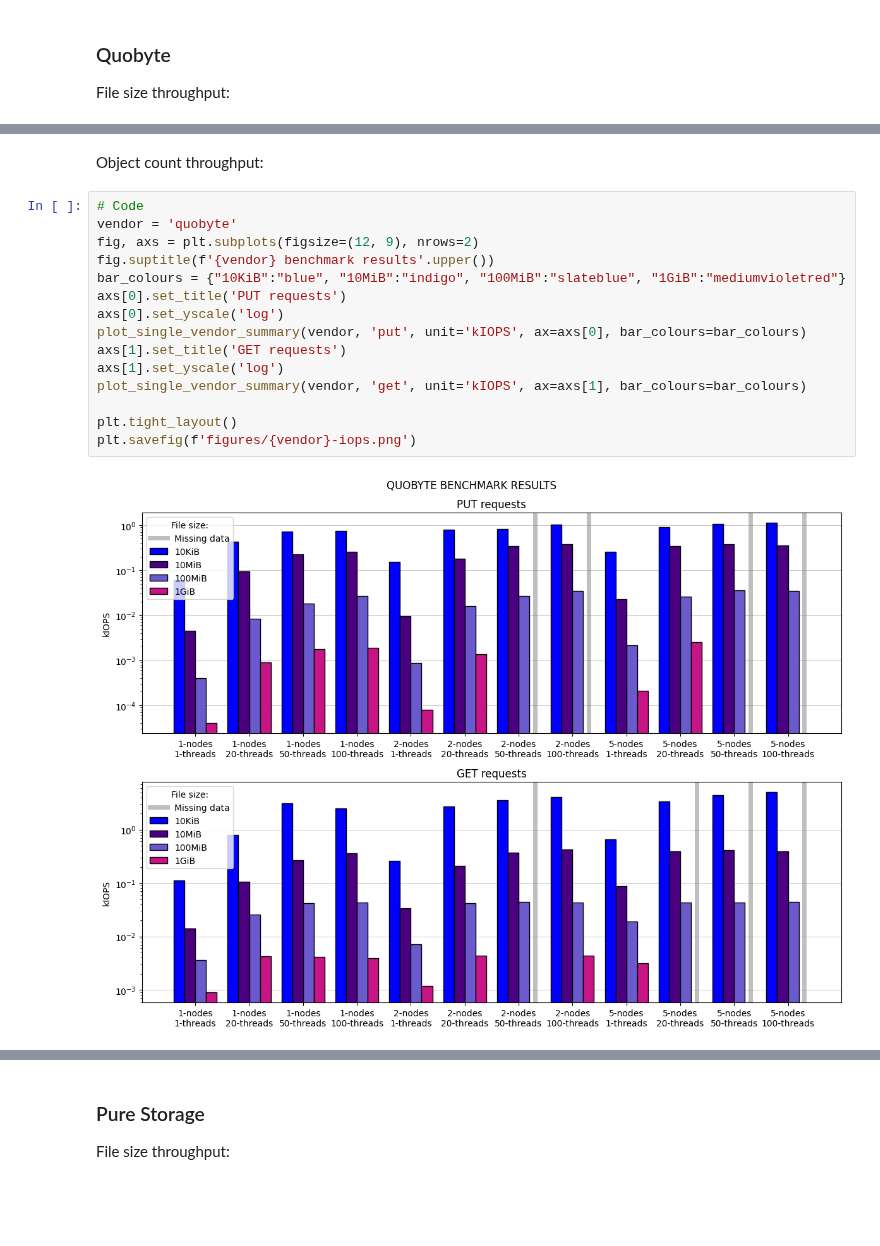
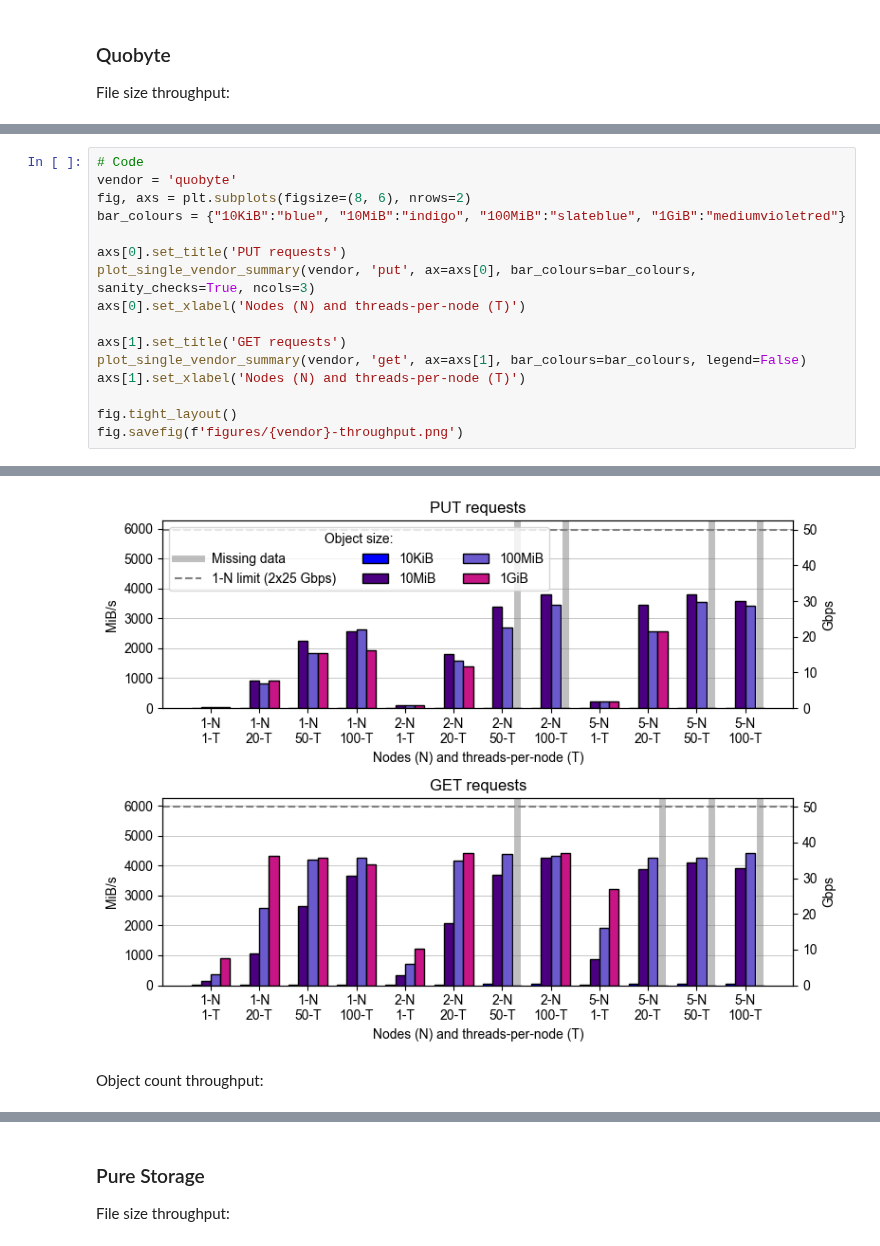
Before and after one commit to stackhpc/jasmin-fs-benchmark, a Jupyter notebook: s3-warp/Analysis.ipynb, the cells around one changed output, grey strips where cells are left out. Drawn from its saved outputs; the diff is of its cells as text; blank space fills up the shorter version.

```diff
--- a/s3-warp/Analysis.ipynb
+++ b/s3-warp/Analysis.ipynb
@@ -272,0 +249,17 @@ WARNING:root:Benchmark data for GET requests only contains 100 threads, expected
+# %%
+# Code
+vendor = 'quobyte'
+fig, axs = plt.subplots(figsize=(8, 6), nrows=2)
+bar_colours = {"10KiB":"blue", "10MiB":"indigo", "100MiB":"slateblue", "1GiB":"mediumvioletred"}
+
+axs[0].set_title('PUT requests')
+plot_single_vendor_summary(vendor, 'put', ax=axs[0], bar_colours=bar_colours, sanity_checks=True, ncols=3)
+axs[0].set_xlabel('Nodes (N) and threads-per-node (T)')
+
+axs[1].set_title('GET requests')
+plot_single_vendor_summary(vendor, 'get', ax=axs[1], bar_colours=bar_colours, legend=False)
+axs[1].set_xlabel('Nodes (N) and threads-per-node (T)')
+
+fig.tight_layout()
+fig.savefig(f'figures/{vendor}-throughput.png')
+# %% [output]
@@ -273,19 +283,3 @@ WARNING:root:Benchmark data for GET requests only contains 100 threads, expected
+[figure, added]
 # %% [markdown]
 Object count throughput:
-# %%
-# Code
-vendor = 'quobyte'
-fig, axs = plt.subplots(figsize=(12, 9), nrows=2)
-fig.suptitle(f'{vendor} benchmark results'.upper())
-bar_colours = {"10KiB":"blue", "10MiB":"indigo", "100MiB":"slateblue", "1GiB":"mediumvioletred"}
-axs[0].set_title('PUT requests')
-axs[0].set_yscale('log')
-plot_single_vendor_summary(vendor, 'put', unit='kIOPS', ax=axs[0], bar_colours=bar_colours)
-axs[1].set_title('GET requests')
-axs[1].set_yscale('log')
-plot_single_vendor_summary(vendor, 'get', unit='kIOPS', ax=axs[1], bar_colours=bar_colours)
-
-plt.tight_layout()
-plt.savefig(f'figures/{vendor}-iops.png')
-# %% [output]
-[figure, removed]
```
Also changed, not shown: parts of 23 cells of this notebook, 9 other files.
